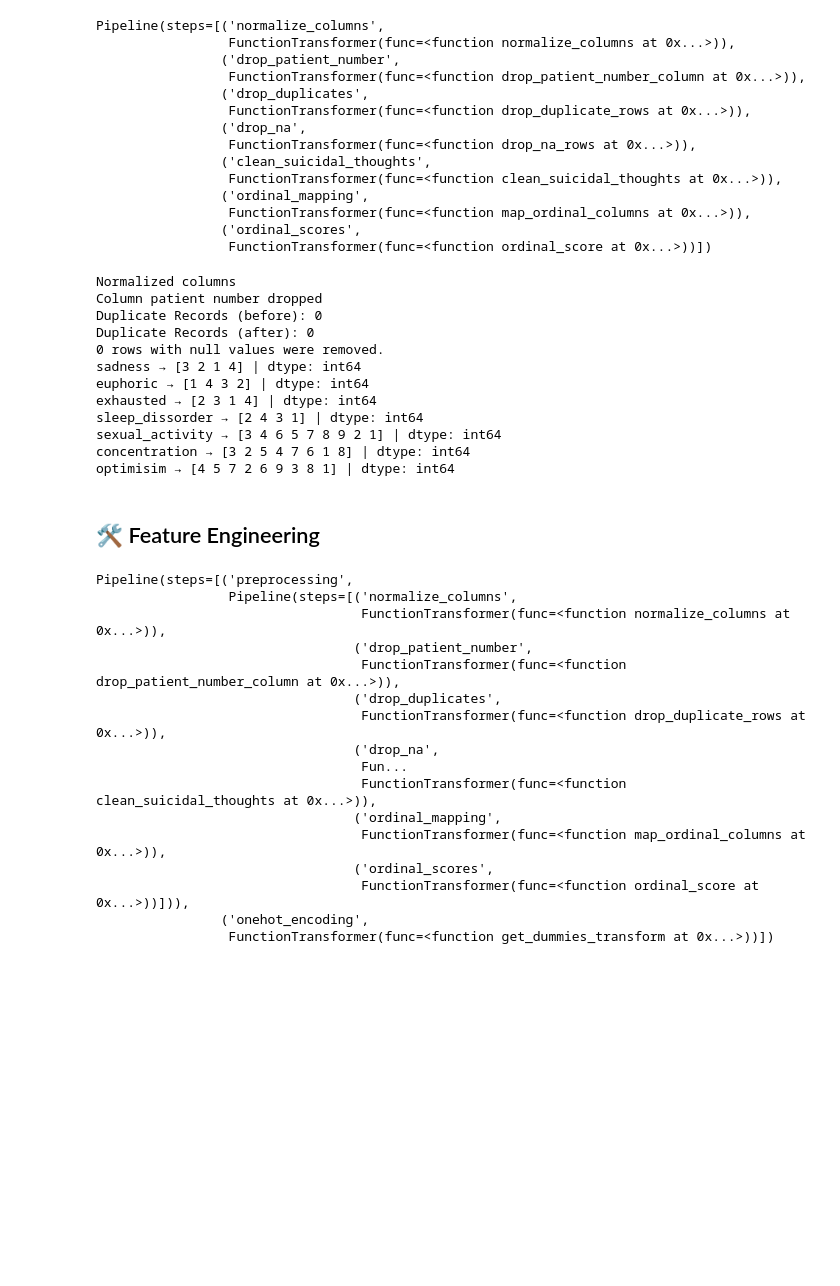
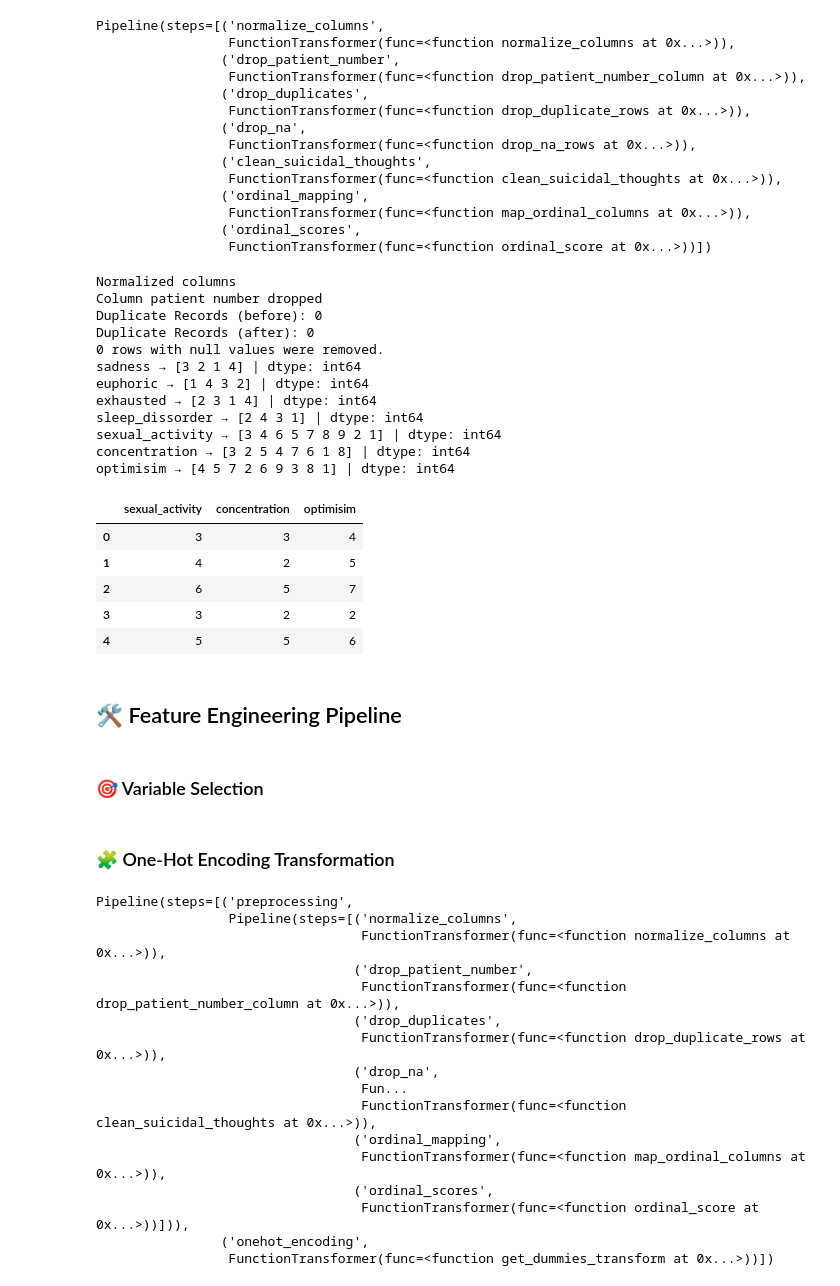
Before and after one commit to garayco/mental-disorder-classification-project, a Jupyter notebook: 03_best_model_pipeline.ipynb, the cells around one changed output. Drawn from its saved outputs; the diff is of its cells as text; code cells hidden in the pictures; blank space fills up the shorter version.

```diff
--- a/03_best_model_pipeline.ipynb
+++ b/03_best_model_pipeline.ipynb
@@ -296,14 +296,16 @@ def ordinal_score(d):
 ordinal_score_transformer = FunctionTransformer(ordinal_score, validate=False)
 # %%
-pipeline_F7 = Pipeline(steps=[
-    ('normalize_columns', normalize_columns_transformer),
-    ('drop_patient_number', drop_patient_number_transformer),
-    ('drop_duplicates', drop_duplicates_transformer),
-    ('drop_na', drop_na_transformer),
-    ('clean_suicidal_thoughts', clean_suicidal_thoughts_transformer),
-    ('ordinal_mapping', ordinal_map_transformer),
-    ('ordinal_scores', ordinal_score_transformer),
-])
+pipeline_F7 = Pipeline(
+    steps=[
+        ("normalize_columns", normalize_columns_transformer),
+        ("drop_patient_number", drop_patient_number_transformer),
+        ("drop_duplicates", drop_duplicates_transformer),
+        ("drop_na", drop_na_transformer),
+        ("clean_suicidal_thoughts", clean_suicidal_thoughts_transformer),
+        ("ordinal_mapping", ordinal_map_transformer),
+        ("ordinal_scores", ordinal_score_transformer),
+    ]
+)
 pipeline_F7
 # %% [output]
 Pipeline(steps=[('normalize_columns',
@@ -322,6 +324,7 @@ Pipeline(steps=[('normalize_columns',
                  FunctionTransformer(func=<function ordinal_score at 0x...>))])
 # %%
 data_F7 = pipeline_F7.fit_transform(data)
+data_F7[ordinal_num_cols].head()
 # %% [output]
 Normalized columns
 Column patient number dropped
@@ -331,16 +334,26 @@ Duplicate Records (after): 0
 sadness → [3 2 1 4] | dtype: int64
 euphoric → [1 4 3 2] | dtype: int64
 exhausted → [2 3 1 4] | dtype: int64
 sleep_dissorder → [2 4 3 1] | dtype: int64
 sexual_activity → [3 4 6 5 7 8 9 2 1] | dtype: int64
 concentration → [3 2 5 4 7 6 1 8] | dtype: int64
 optimisim → [4 5 7 2 6 9 3 8 1] | dtype: int64
+|  | sexual_activity | concentration | optimisim |
+| 0 | 3 | 3 | 4 |
+| 1 | 4 | 2 | 5 |
+| 2 | 6 | 5 | 7 |
+| 3 | 3 | 2 | 2 |
+| 4 | 5 | 5 | 6 |
 # %% [markdown]
-## 🛠️ Feature Engineering
+## 🛠️ Feature Engineering Pipeline
+# %% [markdown]
+### 🎯 Variable Selection
 # %%
 target = "expert_diagnose"
 X = data_F7.drop(columns=target)
 y = data_F7[target]
+# %% [markdown]
+### 🧩 One-Hot Encoding Transformation
 # %%
 def get_dummies_transform(d):
     d = pd.DataFrame(d).copy()
```
Also changed, not shown: parts of 68 cells of this notebook, 11 other files.
